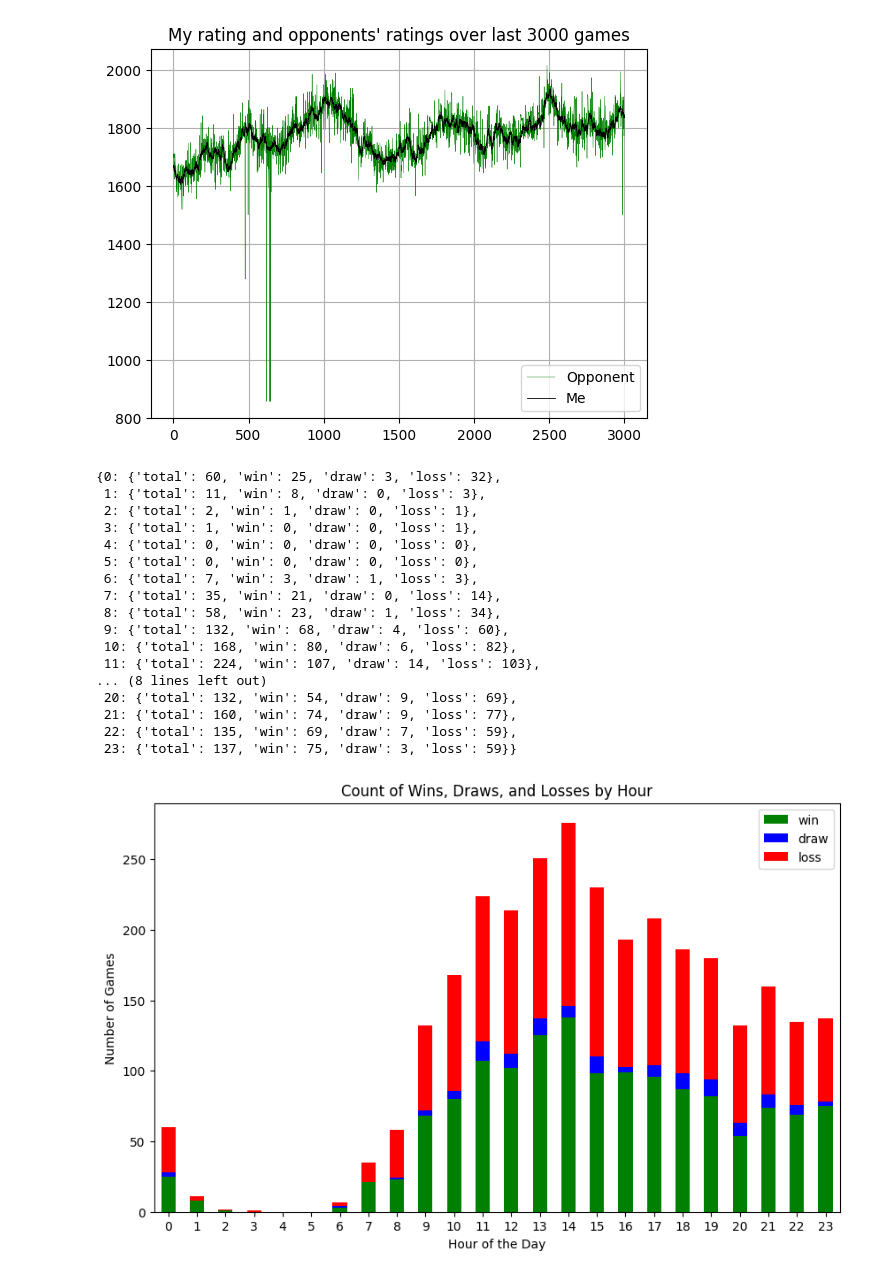
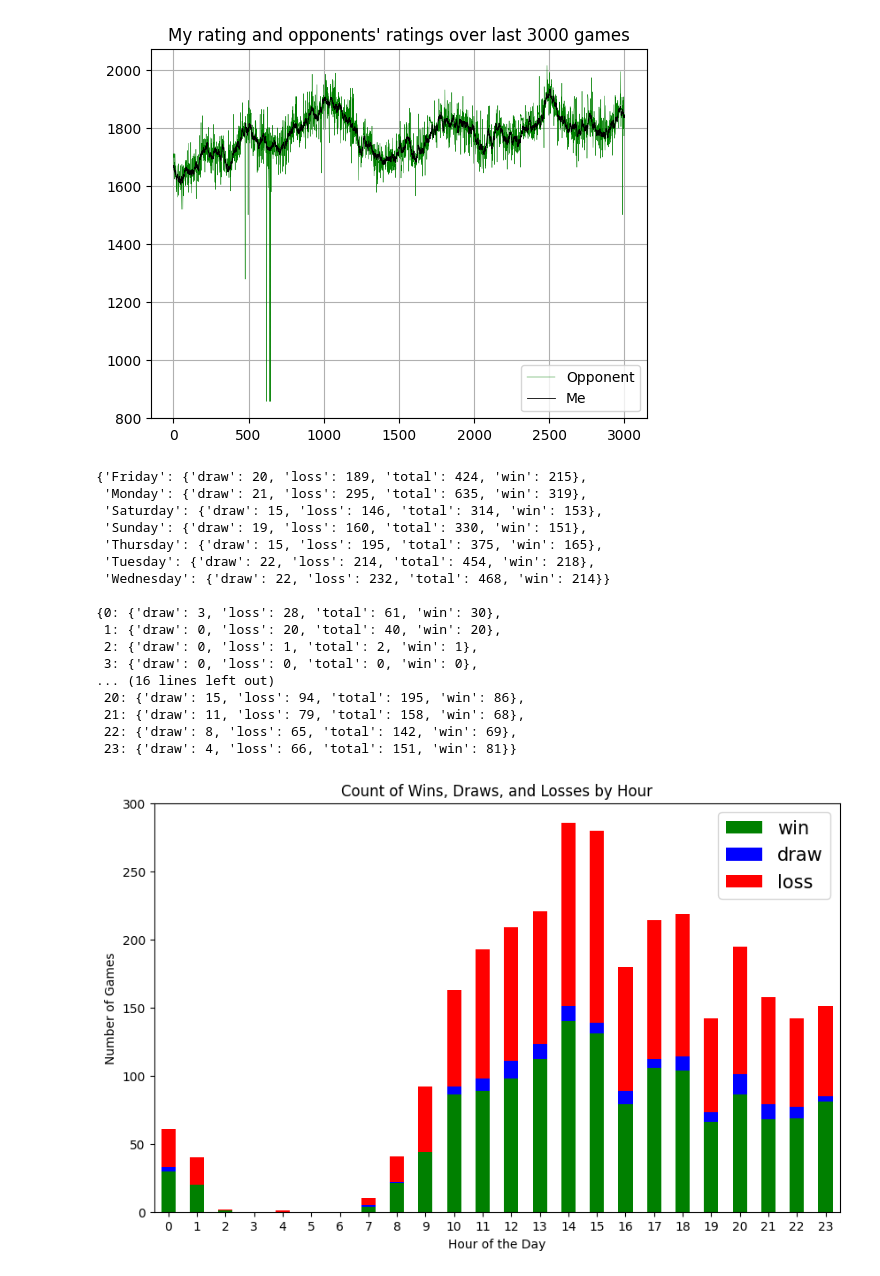
Before and after one commit to Gary-Carroll/Chess-Analysis, a Jupyter notebook: Chess.ipynb, the cells around one changed output. Saved outputs shown, nothing was run; the diff lists cells and outputs as text; code cells hidden in the pictures.

```diff
--- a/Chess.ipynb
+++ b/Chess.ipynb
@@ -180,44 +182,51 @@ plt.show()
 # %% [output]
 [figure]
 # %%
+day_dict = {day: {'total':0,'win':0,'draw':0,'loss':0} for day in calendar.day_name}
 hour_dict = {key: {'total':0,'win':0,'draw':0,'loss':0} for key in range(24)}
 
 for game in gameslist:
-    time = datetime.utcfromtimestamp(game.get('createdAt')/1000).hour
+    day = datetime.fromtimestamp(game.get('createdAt')/1000).strftime("%A")
+    time = datetime.fromtimestamp(game.get('createdAt')/1000).hour
     colour = "white" if game.get('players').get('white').get('user').get('id') == "garethc13" else "black"
     winner = game.get('winner')
     result = "win" if colour == winner else("draw" if winner == None else "loss")
+    day_dict[day][result] += 1
+    day_dict[day]['total'] += 1
     hour_dict[time][result] += 1
     hour_dict[time]['total'] += 1
 
-hour_dict
+pprint(day_dict)
+print()
+pprint(hour_dict)
 # %% [output]
-{0: {'total': 60, 'win': 25, 'draw': 3, 'loss': 32},
- 1: {'total': 11, 'win': 8, 'draw': 0, 'loss': 3},
- 2: {'total': 2, 'win': 1, 'draw': 0, 'loss': 1},
- 3: {'total': 1, 'win': 0, 'draw': 0, 'loss': 1},
- 4: {'total': 0, 'win': 0, 'draw': 0, 'loss': 0},
- 5: {'total': 0, 'win': 0, 'draw': 0, 'loss': 0},
- 6: {'total': 7, 'win': 3, 'draw': 1, 'loss': 3},
- 7: {'total': 35, 'win': 21, 'draw': 0, 'loss': 14},
- 8: {'total': 58, 'win': 23, 'draw': 1, 'loss': 34},
- 9: {'total': 132, 'win': 68, 'draw': 4, 'loss': 60},
- 10: {'total': 168, 'win': 80, 'draw': 6, 'loss': 82},
- 11: {'total': 224, 'win': 107, 'draw': 14, 'loss': 103},
-... (8 lines left out)
- 20: {'total': 132, 'win': 54, 'draw': 9, 'loss': 69},
- 21: {'total': 160, 'win': 74, 'draw': 9, 'loss': 77},
- 22: {'total': 135, 'win': 69, 'draw': 7, 'loss': 59},
- 23: {'total': 137, 'win': 75, 'draw': 3, 'loss': 59}}
+{'Friday': {'draw': 20, 'loss': 189, 'total': 424, 'win': 215},
+ 'Monday': {'draw': 21, 'loss': 295, 'total': 635, 'win': 319},
+ 'Saturday': {'draw': 15, 'loss': 146, 'total': 314, 'win': 153},
+ 'Sunday': {'draw': 19, 'loss': 160, 'total': 330, 'win': 151},
+ 'Thursday': {'draw': 15, 'loss': 195, 'total': 375, 'win': 165},
+ 'Tuesday': {'draw': 22, 'loss': 214, 'total': 454, 'win': 218},
+ 'Wednesday': {'draw': 22, 'loss': 232, 'total': 468, 'win': 214}}
+
+{0: {'draw': 3, 'loss': 28, 'total': 61, 'win': 30},
+ 1: {'draw': 0, 'loss': 20, 'total': 40, 'win': 20},
+ 2: {'draw': 0, 'loss': 1, 'total': 2, 'win': 1},
+ 3: {'draw': 0, 'loss': 0, 'total': 0, 'win': 0},
+... (16 lines left out)
+ 20: {'draw': 15, 'loss': 94, 'total': 195, 'win': 86},
+ 21: {'draw': 11, 'loss': 79, 'total': 158, 'win': 68},
+ 22: {'draw': 8, 'loss': 65, 'total': 142, 'win': 69},
+ 23: {'draw': 4, 'loss': 66, 'total': 151, 'win': 81}}
 # %%
 df = pd.DataFrame(hour_dict).T
 
 fig, ax = plt.subplots(figsize=(10, 6))
 df[['win', 'draw', 'loss']].plot(kind='bar', stacked=True, ax=ax, color=['green', 'blue', 'red'])
 plt.xlabel("Hour of the Day")
 plt.xticks(rotation=0)
 plt.ylabel("Number of Games")
+plt.legend(fontsize=15)
 plt.title("Count of Wins, Draws, and Losses by Hour")
 plt.show()
 # %% [output]
-[figure, old version]
+[figure, new version]
```
Also changed, not shown: parts of 10 cells of this notebook.
